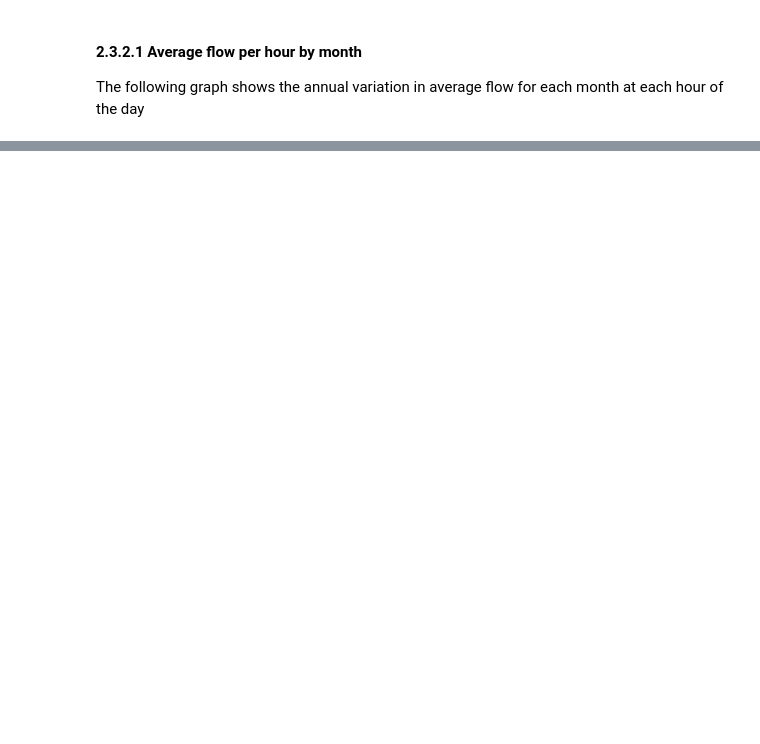
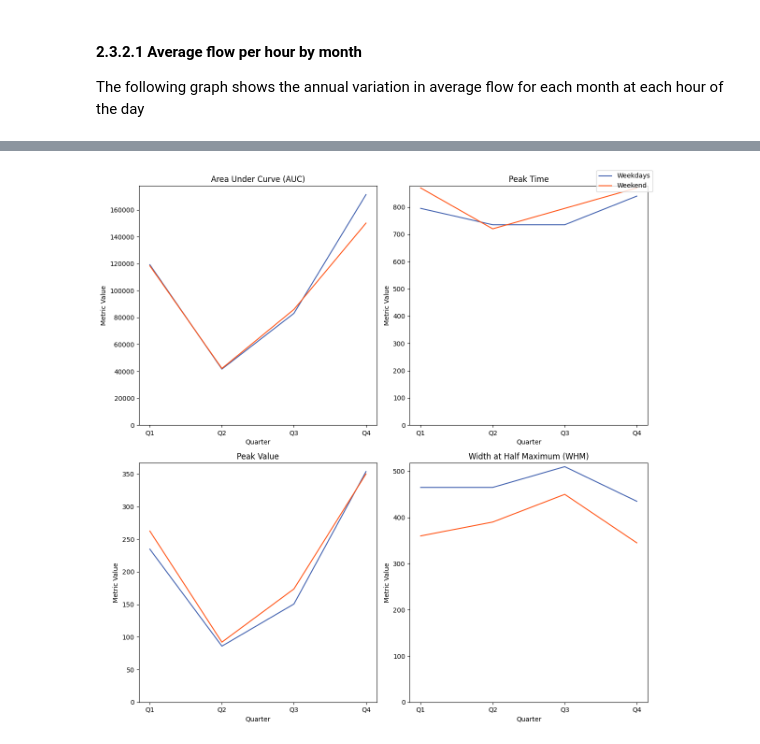
Before and after one commit to carrowmw/mres-project, a Jupyter notebook: analysis_files/2.3_Data_Exploration_Report.ipynb, the cells around one changed output, grey strips where cells are left out. Cells and saved outputs as stored; diff of their text form; code cells hidden in the pictures; blank space fills up the shorter version.

```diff
--- a/analysis_files/2.3_Data_Exploration_Report.ipynb
+++ b/analysis_files/2.3_Data_Exploration_Report.ipynb
@@ -248,0 +317,40 @@ plt.show()
+# %%
+fig, ax = plt.subplots(2,2, figsize=(12,12))
+
+# define your line plots
+weekday_auc, = ax[0,0].plot(weekday_metrics['quarter'], weekday_metrics['AUC'], label='Weekdays')
+weekend_auc, = ax[0,0].plot(weekend_metrics['quarter'], weekend_metrics['AUC'], label='Weekend')
+
+weekday_peak_time, = ax[0,1].plot(weekday_metrics['quarter'], weekday_metrics['peak_time'], label='Weekdays')
+weekend_peak_time, = ax[0,1].plot(weekend_metrics['quarter'], weekend_metrics['peak_time'], label='Weekend')
+
+weekday_peak_value, = ax[1,0].plot(weekday_metrics['quarter'], weekday_metrics['peak_value'], label='Weekdays')
+weekend_peak_value, = ax[1,0].plot(weekend_metrics['quarter'], weekend_metrics['peak_value'], label='Weekend')
+
+weekday_whm, = ax[1,1].plot(weekday_metrics['quarter'], weekday_metrics['WHM'], label='Weekdays')
+weekend_whm, = ax[1,1].plot(weekend_metrics['quarter'], weekend_metrics['WHM'], label='Weekend')
+
+# set titles for subplots
+ax[0,0].set_title('Area Under Curve (AUC)')
+ax[0,1].set_title('Peak Time')
+ax[1,0].set_title('Peak Value')
+ax[1,1].set_title('Width at Half Maximum (WHM)')
+
+# set labels for x and y axes
+for i in range(2):
+    for j in range(2):
+        ax[i,j].set_xlabel('Quarter')
+        ax[i,j].set_ylabel('Metric Value')
+
+# set y limit to start at 0
+for i in range(2):
+    for j in range(2):
+        ax[i,j].set_ylim(bottom=0)
+
+# add a legend
+fig.legend([weekday_auc, weekend_auc], ['Weekdays', 'Weekend'])
+
+plt.tight_layout()
+plt.show()
+# %% [output]
+[figure, added]
```
Also changed, not shown: parts of 31 cells of this notebook, 17 other files.
